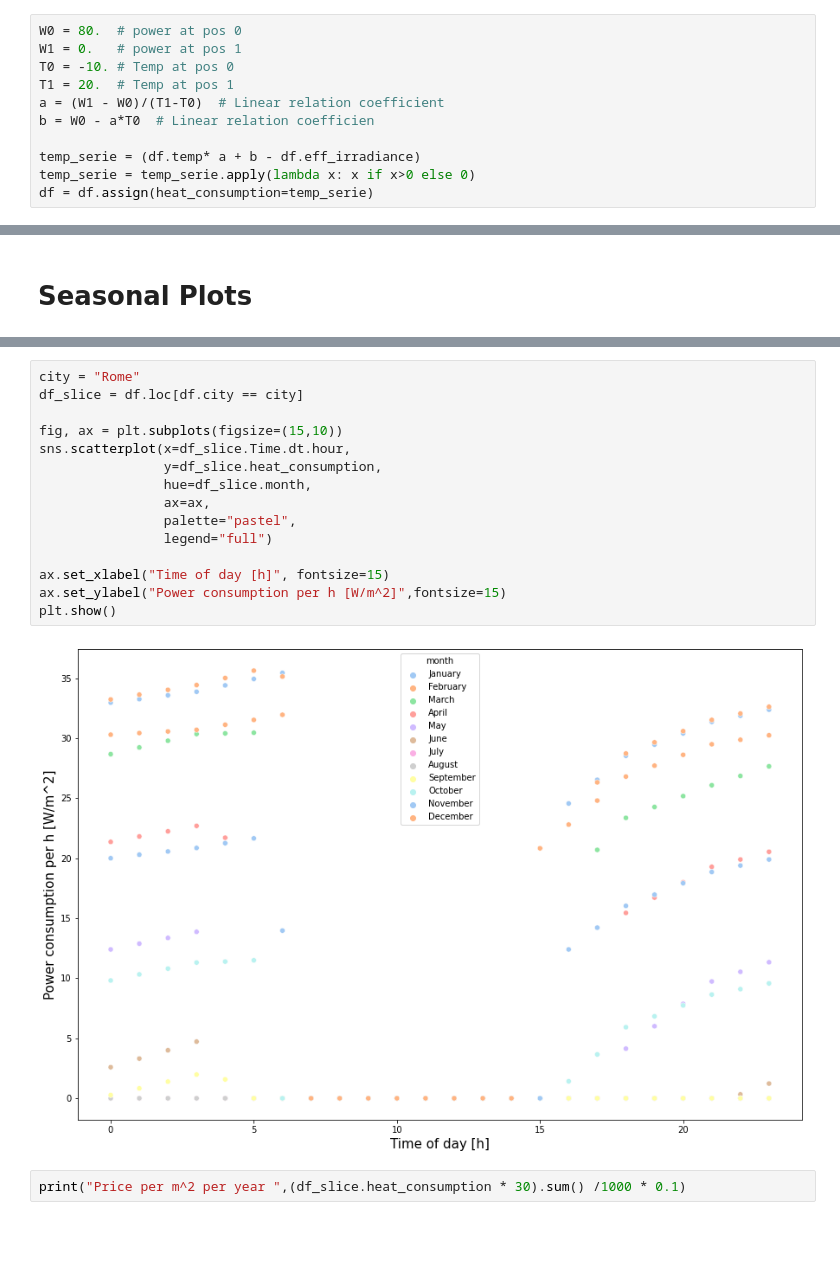
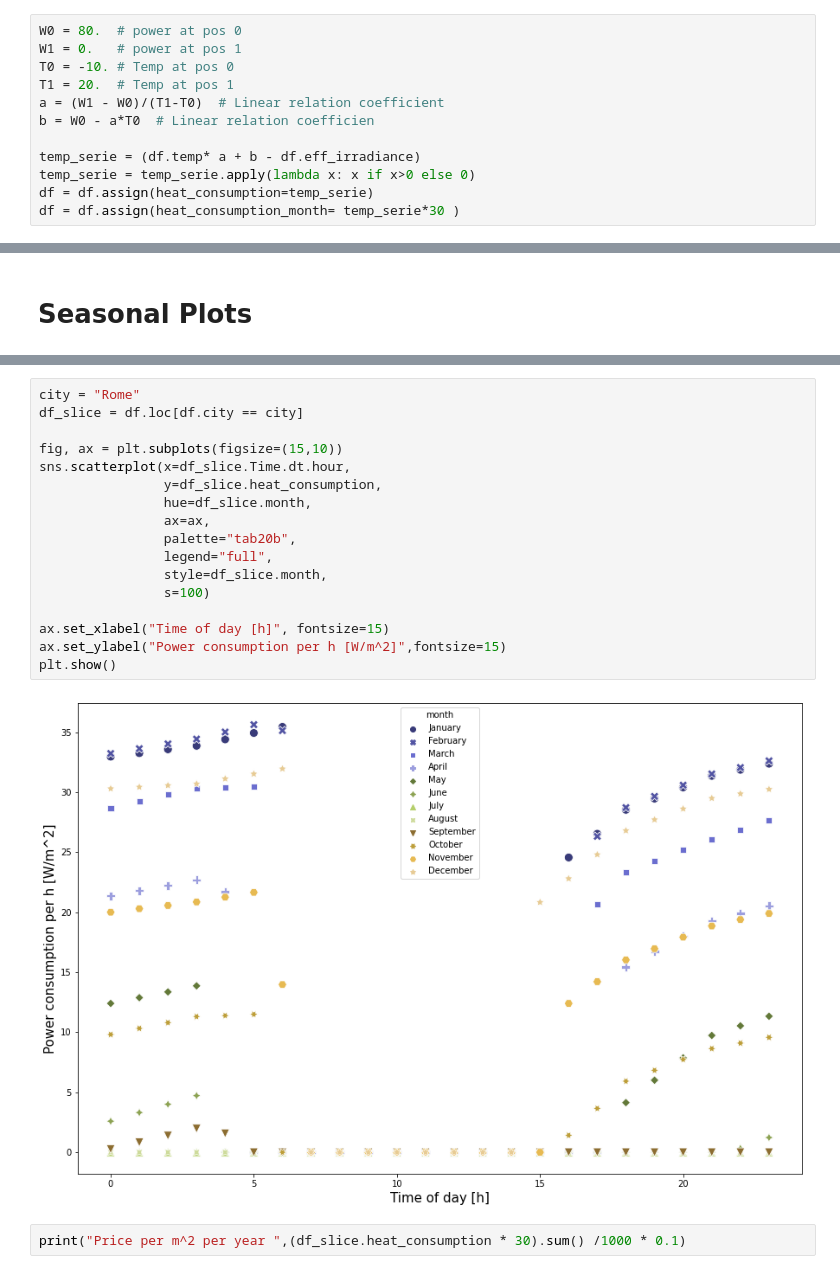
Before and after one commit to panManfredini/isolated_farming, a Jupyter notebook: irradiance_temperature_study.ipynb, the cells around one changed output, grey strips where cells are left out. Cells and saved outputs as stored; diff of their text form; blank space fills up the shorter version.

```diff
--- a/irradiance_temperature_study.ipynb
+++ b/irradiance_temperature_study.ipynb
@@ -30,6 +30,7 @@ b = W0 - a*T0  # Linear relation coefficien
 temp_serie = (df.temp* a + b - df.eff_irradiance)
 temp_serie = temp_serie.apply(lambda x: x if x>0 else 0)
 df = df.assign(heat_consumption=temp_serie)
+df = df.assign(heat_consumption_month= temp_serie*30 )
 # %%
 bins_irr = np.arange(0,800,50)
 fig, ax = plt.subplots(3,1,figsize=(15,10))
@@ -90,20 +91,22 @@ ax[2].legend(["No pay line",f"July - {city}"])
 # %%
 city = "Rome"
 df_slice = df.loc[df.city == city]
 
 fig, ax = plt.subplots(figsize=(15,10))
 sns.scatterplot(x=df_slice.Time.dt.hour,
                 y=df_slice.heat_consumption,
                 hue=df_slice.month,
                 ax=ax,
-                palette="pastel",
-                legend="full")
+                palette="tab20b",
+                legend="full",
+                style=df_slice.month,
+                s=100)
 
 ax.set_xlabel("Time of day [h]", fontsize=15)
 ax.set_ylabel("Power consumption per h [W/m^2]",fontsize=15)
 plt.show()
 # %% [output]
-[figure, old version]
+[figure, new version]
 # %%
 print("Price per m^2 per year ",(df_slice.heat_consumption * 30).sum() /1000 * 0.1)
 # %% [output]
```
Also changed, not shown: parts of 8 cells of this notebook.
